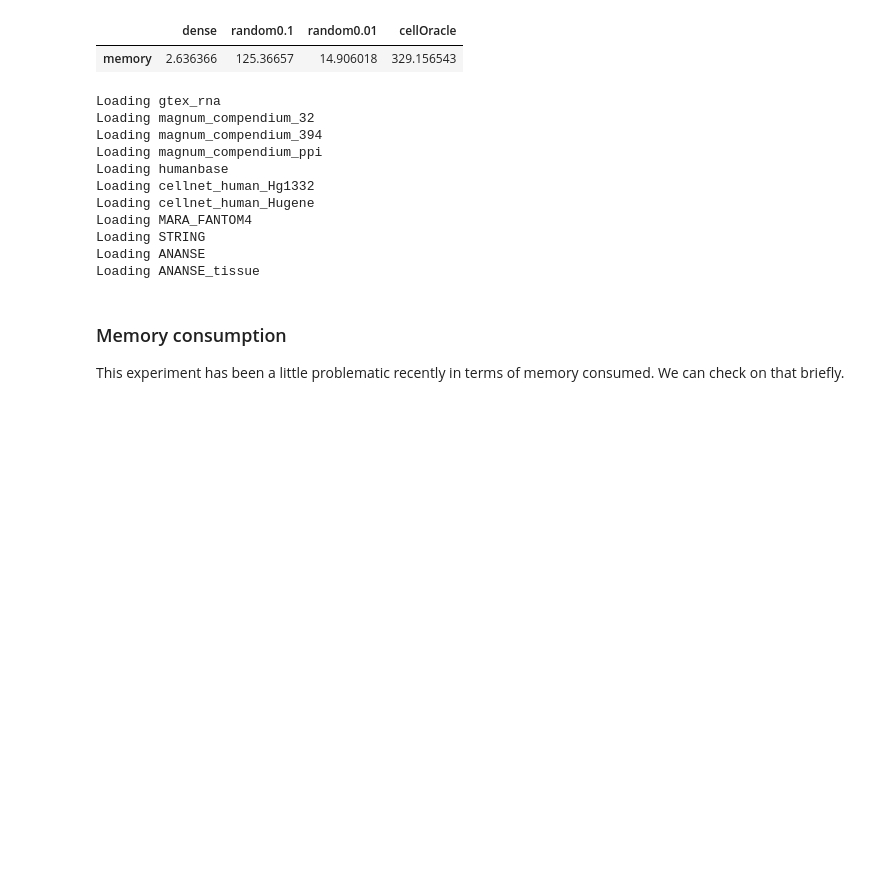
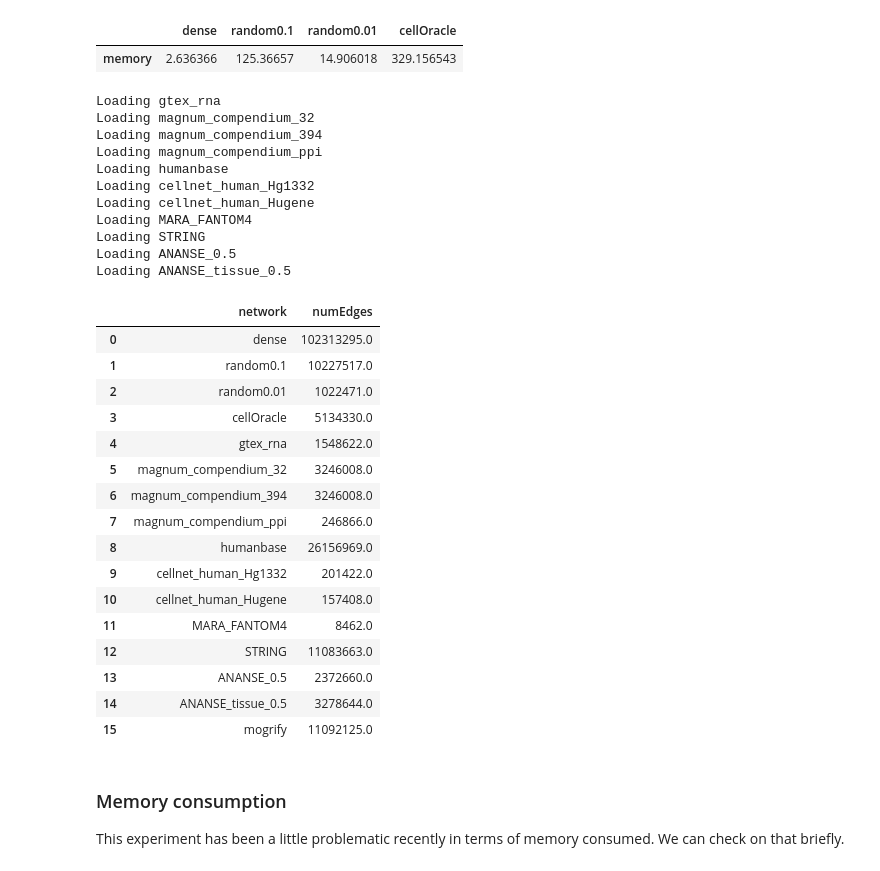
Before and after one commit to ekernf01/perturbation_benchmarking, a Jupyter notebook: experiments/baseNetwork.ipynb, the cells around one changed output. Cells and saved outputs as stored; diff of their text form; code cells hidden in the pictures; blank space fills up the shorter version.

```diff
--- a/experiments/baseNetwork.ipynb
+++ b/experiments/baseNetwork.ipynb
@@ -96,37 +97,54 @@ for network in [
     'magnum_compendium_394',
     'magnum_compendium_ppi',
     'humanbase',
     # Networks used in reprogramming-related and differentiation-related projects
     'cellnet_human_Hg1332',
     'cellnet_human_Hugene',
     'MARA_FANTOM4',
     'STRING',
-    'ANANSE',
-#     'ANANSE_tissue'
+    'ANANSE_0.5',
+    'ANANSE_tissue_0.5'
 ]:
     print("Loading " + network)
     if not network in networks:
         networks[network] = evaluator.networkEdgesToMatrix(load_networks.load_grn_all_subnetworks(network))
     gc.collect()
 
 # One more network used in a reprogramming-related project
 networks["mogrify"] = pd.concat([networks[n] for n in ['MARA_FANTOM4','STRING']])
 
 network_sizes = pd.DataFrame({bn:evaluator.countMatrixEdges(networks[bn]) for bn in networks}, index = ["numEdges"])
 network_sizes = network_sizes.T.reset_index().rename({"index":"network"}, axis = 1)
 network_sizes
 # %% [output]
 Loading gtex_rna
 Loading magnum_compendium_32
 Loading magnum_compendium_394
 Loading magnum_compendium_ppi
 Loading humanbase
 Loading cellnet_human_Hg1332
 Loading cellnet_human_Hugene
 Loading MARA_FANTOM4
 Loading STRING
-Loading ANANSE
-Loading ANANSE_tissue
+Loading ANANSE_0.5
+Loading ANANSE_tissue_0.5
+|  | network | numEdges |
+| 0 | dense | 102313295.0 |
+| 1 | random0.1 | 10227517.0 |
+| 2 | random0.01 | 1022471.0 |
+| 3 | cellOracle | 5134330.0 |
+| 4 | gtex_rna | 1548622.0 |
+| 5 | magnum_compendium_32 | 3246008.0 |
+| 6 | magnum_compendium_394 | 3246008.0 |
+| 7 | magnum_compendium_ppi | 246866.0 |
+| 8 | humanbase | 26156969.0 |
+| 9 | cellnet_human_Hg1332 | 201422.0 |
+| 10 | cellnet_human_Hugene | 157408.0 |
+| 11 | MARA_FANTOM4 | 8462.0 |
+| 12 | STRING | 11083663.0 |
+| 13 | ANANSE_0.5 | 2372660.0 |
+| 14 | ANANSE_tissue_0.5 | 3278644.0 |
+| 15 | mogrify | 11092125.0 |
 # %% [markdown]
 ### Memory consumption
 
```
Also changed, not shown: parts of 11 cells of this notebook, 3 other files.
